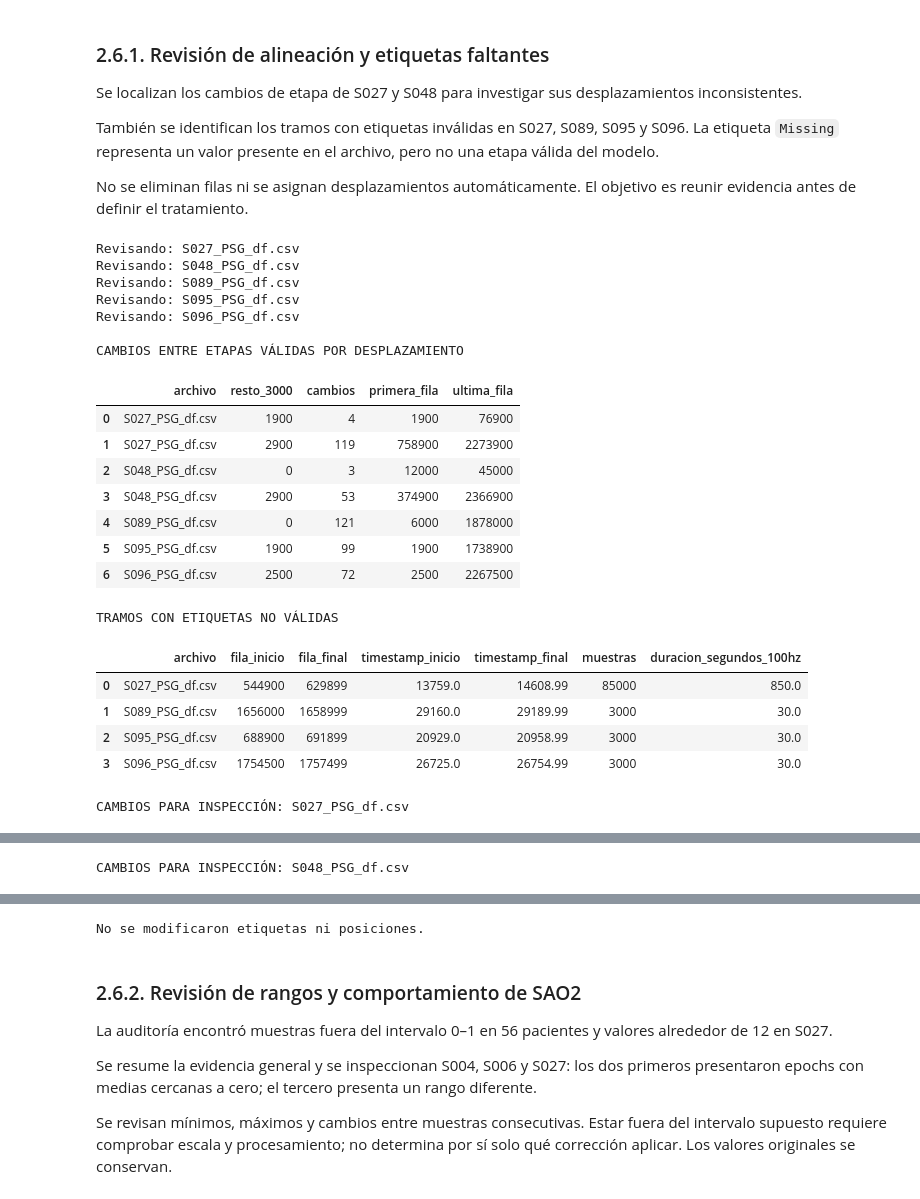
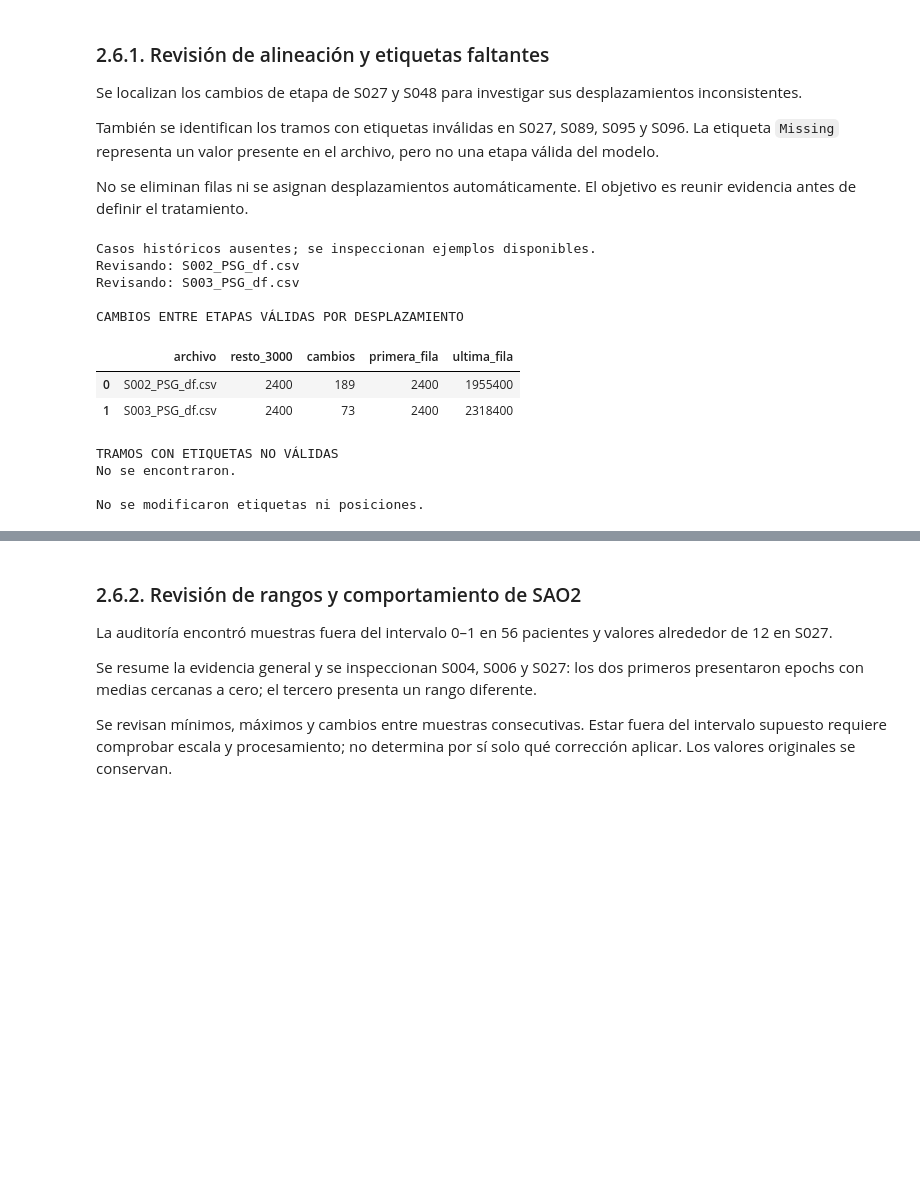
Before and after one commit to Taritto/TPI_CDD_G7, a Jupyter notebook: temporal_version_tp_cdd.ipynb, the cells around one changed output, grey strips where cells are left out. Drawn from its saved outputs; the diff is of its cells as text; code cells hidden in the pictures; blank space fills up the shorter version.

```diff
--- a/temporal_version_tp_cdd.ipynb
+++ b/temporal_version_tp_cdd.ipynb
@@ -167,9 +177,7 @@ En esta sección realizaremos el EDA sobre el DataFrame de muestra de un único
 # %% [markdown]
 ## 2.1 Dimensiones y Tipos de Datos
 # %%
-# 2.1. Dimensiones y tipos de datos de tres pacientes
-import pandas as pd
-import seaborn as sns
+# 2.1. Dimensiones y tipos de datos de hasta tres pacientes
 
 sns.set_theme(style="whitegrid")
 
@@ -178,11 +186,21 @@ patient_id = df_sample_eda["patient_id"].iloc[0]
 total_filas = len(df_sample_eda)
 total_columnas = df_sample_eda.shape[1]
 
-nombres_eda = [
+pacientes_preferidos = [
     "S002_PSG_df.csv",
     "S004_PSG_df.csv",
     "S006_PSG_df.csv",
 ]
+nombres_disponibles = {p.name for p in data_files}
+nombres_eda = [
+    nombre for nombre in pacientes_preferidos
+    if nombre in nombres_disponibles
+]
+nombres_eda += [
+    p.name for p in data_files if p.name not in nombres_eda
+][:max(0, 3 - len(nombres_eda))]
+
+print("Pacientes elegidos para la muestra exploratoria:", nombres_eda)
 
 resumen_estructura = []
 tipos_por_archivo = {}
@@ -1315,17 +1464,22 @@ No se eliminan filas ni se asignan desplazamientos automáticamente.
 El objetivo es reunir evidencia antes de definir el tratamiento.
 # %%
 # 2.6.1. Inspección de alineación y etiquetas
-import numpy as np
-import pandas as pd
-from pathlib import Path
 
-nombres_revision_etiquetas = [
+pacientes_revision_preferidos = [
     "S027_PSG_df.csv",
     "S048_PSG_df.csv",
     "S089_PSG_df.csv",
     "S095_PSG_df.csv",
     "S096_PSG_df.csv",
 ]
+nombres_disponibles = {p.name for p in data_files}
+nombres_revision_etiquetas = [
+    nombre for nombre in pacientes_revision_preferidos
+    if nombre in nombres_disponibles
+]
+if not nombres_revision_etiquetas:
+    nombres_revision_etiquetas = [p.name for p in data_files[:2]]
+    print("Casos históricos ausentes; se inspeccionan ejemplos disponibles.")
 
 etapas_validas = ["W", "N1", "N2", "N3", "R"]
 cambios_revision = []
@@ -1424,8 +1578,20 @@ for nombre in nombres_revision_etiquetas:
             ultima_etapa = etapas.iloc[-1]
             fila_inicio += len(bloque)
 
-cambios_revision = pd.DataFrame(cambios_revision)
-tramos_etiquetas_revision = pd.DataFrame(tramos_etiquetas_revision)
+cambios_revision = pd.DataFrame(
+    cambios_revision,
+    columns=[
+        "archivo", "fila_original", "TIMESTAMP", "etapa_anterior",
+        "etapa_actual", "entre_etapas_validas", "resto_3000",
+    ],
+)
+tramos_etiquetas_revision = pd.DataFrame(
+    tramos_etiquetas_revision,
+    columns=[
+        "archivo", "fila_inicio", "fila_final",
+        "timestamp_inicio", "timestamp_final",
+    ],
+)
 
 if not tramos_etiquetas_revision.empty:
     tramos_etiquetas_revision["muestras"] = (
@@ -1460,6 +1626,9 @@ else:
 
 # Mostrar evidencia de S027/S048 sin imprimir todos sus cambios.
 for nombre in ["S027_PSG_df.csv", "S048_PSG_df.csv"]:
+    if nombre not in nombres_revision_etiquetas:
+        continue
+
     tabla = cambios_revision.loc[
         cambios_revision["archivo"].eq(nombre)
     ].copy()
@@ -1472,49 +1641,39 @@ for nombre in ["S027_PSG_df.csv", "S048_PSG_df.csv"]:
         | ~tabla["entre_etapas_validas"]
     )
 
     # Incluir un cambio anterior y posterior como contexto.
     contexto = (
         relevantes
         | relevantes.shift(1, fill_value=False)
         | relevantes.shift(-1, fill_value=False)
     )
 
     print(f"\nCAMBIOS PARA INSPECCIÓN: {nombre}")
     display(tabla.loc[contexto].drop(columns="resto_anterior"))
 
 carpeta_revision = Path("/kaggle/working/auditoria")
 carpeta_revision.mkdir(parents=True, exist_ok=True)
 
 cambios_revision.to_csv(
     carpeta_revision / "revision_cambios_etapas.csv",
     index=False,
 )
 tramos_etiquetas_revision.to_csv(
     carpeta_revision / "revision_tramos_etiquetas.csv",
     index=False,
 )
 
 print("\nNo se modificaron etiquetas ni posiciones.")
 # %% [output]
-Revisando: S027_PSG_df.csv
-Revisando: S048_PSG_df.csv
-Revisando: S089_PSG_df.csv
-Revisando: S095_PSG_df.csv
-Revisando: S096_PSG_df.csv
+Casos históricos ausentes; se inspeccionan ejemplos disponibles.
+Revisando: S002_PSG_df.csv
+Revisando: S003_PSG_df.csv
 
 CAMBIOS ENTRE ETAPAS VÁLIDAS POR DESPLAZAMIENTO
 |  | archivo | resto_3000 | cambios | primera_fila | ultima_fila |
-| 0 | S027_PSG_df.csv | 1900 | 4 | 1900 | 76900 |
-| 1 | S027_PSG_df.csv | 2900 | 119 | 758900 | 2273900 |
-| 2 | S048_PSG_df.csv | 0 | 3 | 12000 | 45000 |
-| 3 | S048_PSG_df.csv | 2900 | 53 | 374900 | 2366900 |
-| 4 | S089_PSG_df.csv | 0 | 121 | 6000 | 1878000 |
-| 5 | S095_PSG_df.csv | 1900 | 99 | 1900 | 1738900 |
-| 6 | S096_PSG_df.csv | 2500 | 72 | 2500 | 2267500 |
+| 0 | S002_PSG_df.csv | 2400 | 189 | 2400 | 1955400 |
+| 1 | S003_PSG_df.csv | 2400 | 73 | 2400 | 2318400 |
 TRAMOS CON ETIQUETAS NO VÁLIDAS
+No se encontraron.
+
+No se modificaron etiquetas ni posiciones.
-|  | archivo | fila_inicio | fila_final | timestamp_inicio | timestamp_final | muestras | duracion_segundos_100hz |
-| 0 | S027_PSG_df.csv | 544900 | 629899 | 13759.0 | 14608.99 | 85000 | 850.0 |
-| 1 | S089_PSG_df.csv | 1656000 | 1658999 | 29160.0 | 29189.99 | 3000 | 30.0 |
-| 2 | S095_PSG_df.csv | 688900 | 691899 | 20929.0 | 20958.99 | 3000 | 30.0 |
-| 3 | S096_PSG_df.csv | 1754500 | 1757499 | 26725.0 | 26754.99 | 3000 | 30.0 |
-CAMBIOS PARA INSPECCIÓN: S027_PSG_df.csv
@@ -1528 +1679,0 @@ CAMBIOS PARA INSPECCIÓN: S027_PSG_df.csv
-CAMBIOS PARA INSPECCIÓN: S048_PSG_df.csv
@@ -1535,4 +1680,3 @@ CAMBIOS PARA INSPECCIÓN: S048_PSG_df.csv
-No se modificaron etiquetas ni posiciones.
 # %% [markdown]
 ### 2.6.2. Revisión de rangos y comportamiento de SAO2
 
```
Also changed, not shown: parts of 48 cells of this notebook, 12 other files.
